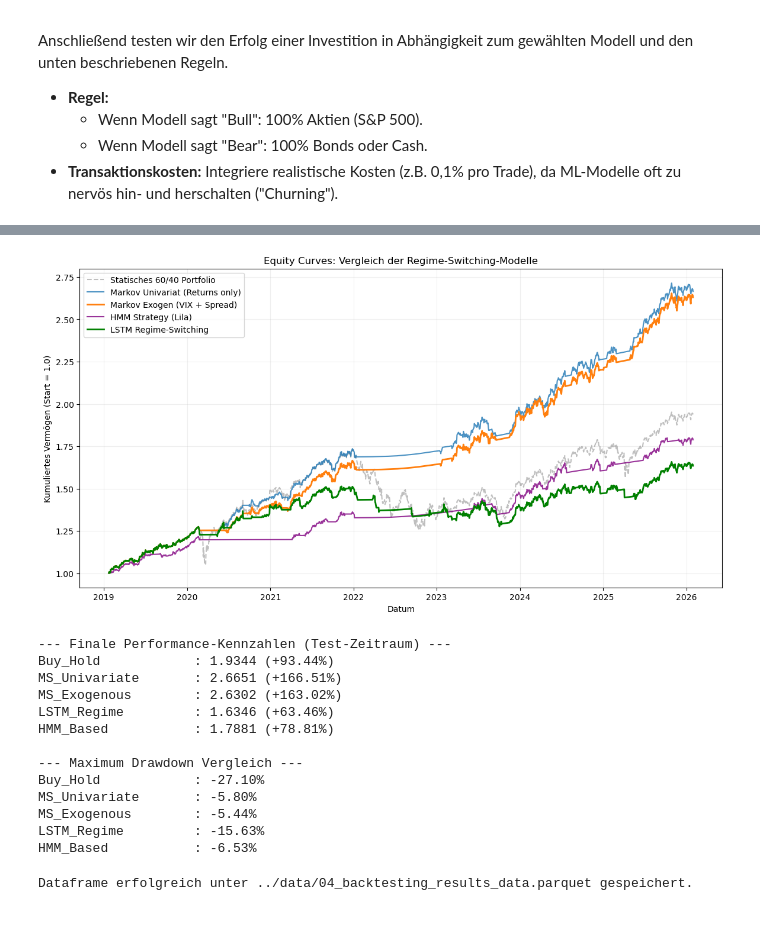
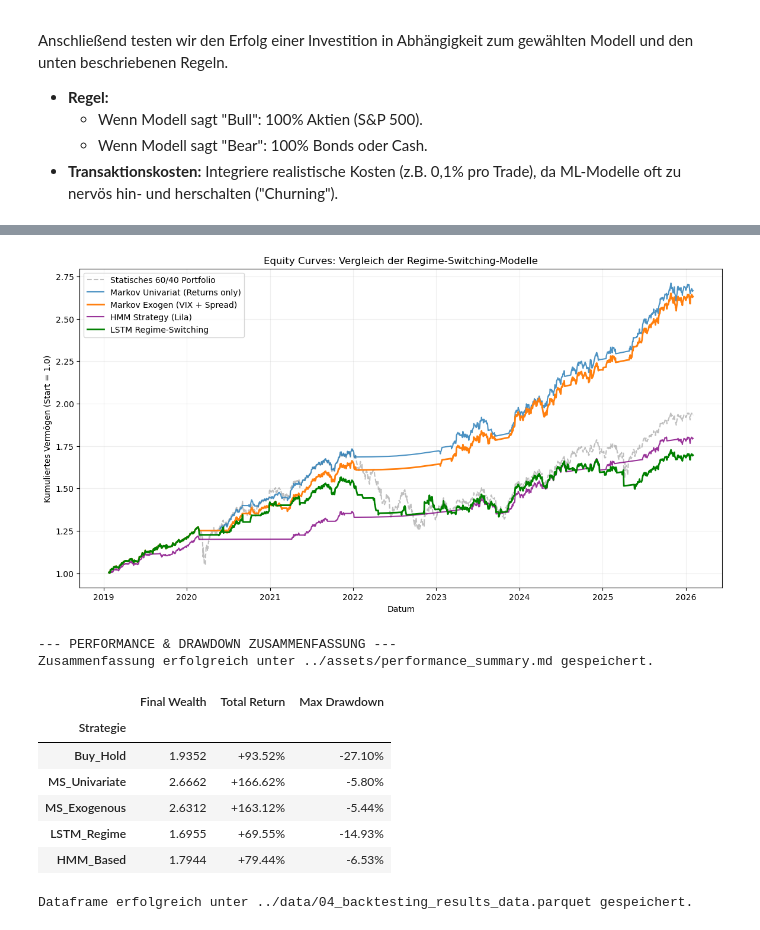
Before and after one commit to Torim98/regime-switching-daa-paper, a Jupyter notebook: jupyter/04_backtesting.ipynb, the cells around one changed output, grey strips where cells are left out. Drawn from its saved outputs; the diff is of its cells as text; code cells hidden in the pictures.

Commit message:
Implement automated reporting and results persistence

```diff
--- a/jupyter/04_backtesting.ipynb
+++ b/jupyter/04_backtesting.ipynb
@@ -74,6 +16,7 @@ plt.show()
 # %%
 # --- 5. Erweitertes Backtesting (Vergleich aller Strategien) ---
 
+import matplotlib.pyplot as plt
 import numpy as np
 
 def backtest(df, signal_col):
@@ -108,65 +51,80 @@ backtesting_results['MS_Exogenous'] = backtest(test_df, 'MS_Exo_Signal')
 
 # 4. Strategie: LSTM-Regime (Deep Learning Vorhersage)
 backtesting_results['LSTM_Regime'] = backtest(test_df, 'LSTM_Signal')
 
 # 5. Strategie: HMM-Regime
 backtesting_results['HMM_Based'] = backtest(test_df, 'HMM_Regime')
 
 # --- Visualisierung ---
 plt.figure(figsize=(14, 7))
 
 # Buy & Hold als graue Basislinie
 plt.plot(backtesting_results['Buy_Hold'], label='Statisches 60/40 Portfolio', color='gray', alpha=0.5, linestyle='--')
 
 # Die aktiven Strategien
 plt.plot(backtesting_results['MS_Univariate'], label='Markov Univariat (Returns only)', alpha=0.8)
 plt.plot(backtesting_results['MS_Exogenous'], label='Markov Exogen (VIX + Spread)', linewidth=2)
 plt.plot(backtesting_results['HMM_Based'], label='HMM Strategy (Lila)', color='purple', linewidth=1.5, alpha=0.8)
 plt.plot(backtesting_results['LSTM_Regime'], label='LSTM Regime-Switching', linewidth=2, color='green')
 
 plt.title("Equity Curves: Vergleich der Regime-Switching-Modelle")
 plt.xlabel("Datum")
 plt.ylabel("Kumuliertes Vermögen (Start = 1.0)")
 plt.legend(loc='upper left')
 plt.grid(True, alpha=0.2)
 # Equity Curve persistieren
 plt.savefig('../assets/equity_curves.png', dpi=300, bbox_inches='tight')
 plt.show()
 
-# --- Performance Auswertung ---
-print("\n--- Finale Performance-Kennzahlen (Test-Zeitraum) ---")
-final_wealth = backtesting_results.iloc[-1]
-for strategy, wealth in final_wealth.items():
-    total_return = (wealth - 1) * 100
-    print(f"{strategy:20s}: {wealth:.4f} ({total_return:+.2f}%)")
-
-# Optional: Kurze Berechnung des Max Drawdowns für den schnellen Check
-def calc_max_drawdown(series):
-    roll_max = series.cummax()
-    drawdown = series / roll_max - 1.0
-    return drawdown.min()
-
-print("\n--- Maximum Drawdown Vergleich ---")
-for col in backtesting_results.columns:
-    mdd = calc_max_drawdown(backtesting_results[col])
-    print(f"{col:20s}: {mdd:.2%}")
-
 # --- Wir erhalten in diesem Schritt neben df und test_df backtesting_results_df mit kumulierten Werten ---
 # %% [output]
-[figure, old version]
+[figure, new version]
---- Finale Performance-Kennzahlen (Test-Zeitraum) ---
-Buy_Hold            : 1.9344 (+93.44%)
-MS_Univariate       : 2.6651 (+166.51%)
-MS_Exogenous        : 2.6302 (+163.02%)
-LSTM_Regime         : 1.6346 (+63.46%)
-HMM_Based           : 1.7881 (+78.81%)
-
---- Maximum Drawdown Vergleich ---
-Buy_Hold            : -27.10%
-MS_Univariate       : -5.80%
-MS_Exogenous        : -5.44%
-LSTM_Regime         : -15.63%
-HMM_Based           : -6.53%
+# %%
+# --- Performance & Drawdown Zusammenfassung ---
+
+print("\n--- PERFORMANCE & DRAWDOWN ZUSAMMENFASSUNG ---")
+
+summary_stats = []
+
+for col in backtesting_results.columns:
+    series = backtesting_results[col]
+
+    # Finale Werte berechnen
+    final_val = series.iloc[-1]
+    total_ret = (final_val - 1) * 100
+
+    # Max Drawdown berechnen
+    roll_max = series.cummax()
+    drawdown = series / roll_max - 1.0
+    mdd = drawdown.min() * 100
+
+    summary_stats.append({
+        'Strategie': col,
+        'Final Wealth': f"{final_val:.4f}",
+        'Total Return': f"{total_ret:+.2f}%",
+        'Max Drawdown': f"{mdd:.2f}%"
+    })
+
+# In DataFrame umwandeln
+performance_summary_df = pd.DataFrame(summary_stats).set_index('Strategie')
+
+# Als Markdown persistieren
+performance_summary_df.to_markdown('../assets/performance_summary.md')
+
+print("Zusammenfassung erfolgreich unter ../assets/performance_summary.md gespeichert.")
+
+# Im Notebook anzeigen
+display(performance_summary_df)
+# %% [output]
+--- PERFORMANCE & DRAWDOWN ZUSAMMENFASSUNG ---
+Zusammenfassung erfolgreich unter ../assets/performance_summary.md gespeichert.
+|  | Final Wealth | Total Return | Max Drawdown |
+| Strategie |  |  |  |
+| Buy_Hold | 1.9352 | +93.52% | -27.10% |
+| MS_Univariate | 2.6662 | +166.62% | -5.80% |
+| MS_Exogenous | 2.6312 | +163.12% | -5.44% |
+| LSTM_Regime | 1.6955 | +69.55% | -14.93% |
+| HMM_Based | 1.7944 | +79.44% | -6.53% |
 # %%
 output_path = "../data/04_backtesting_results_data.parquet"
 
```
Also changed, not shown: parts of 1 cell of this notebook, 16 other files.
